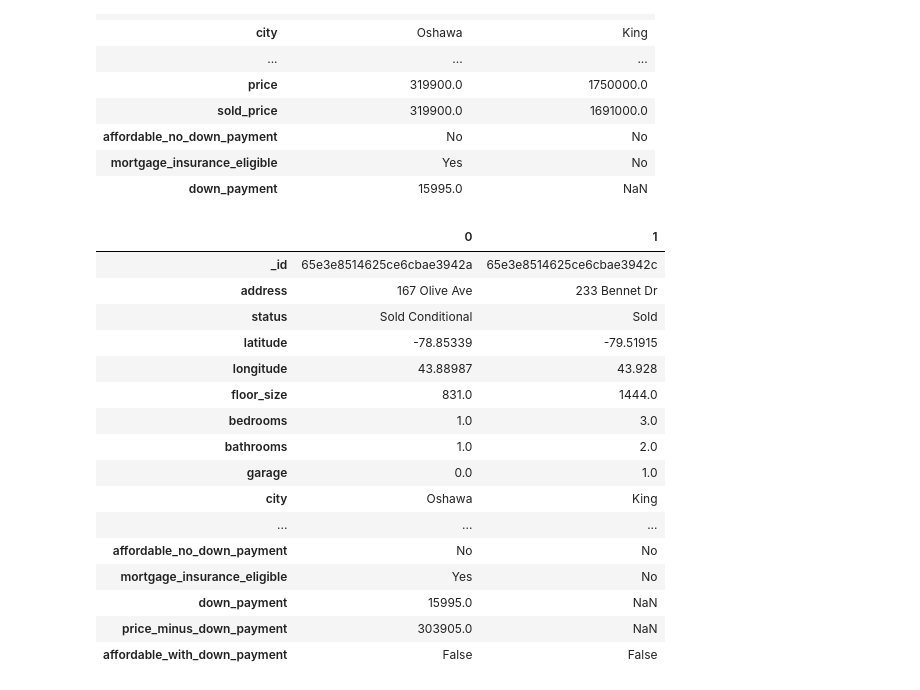
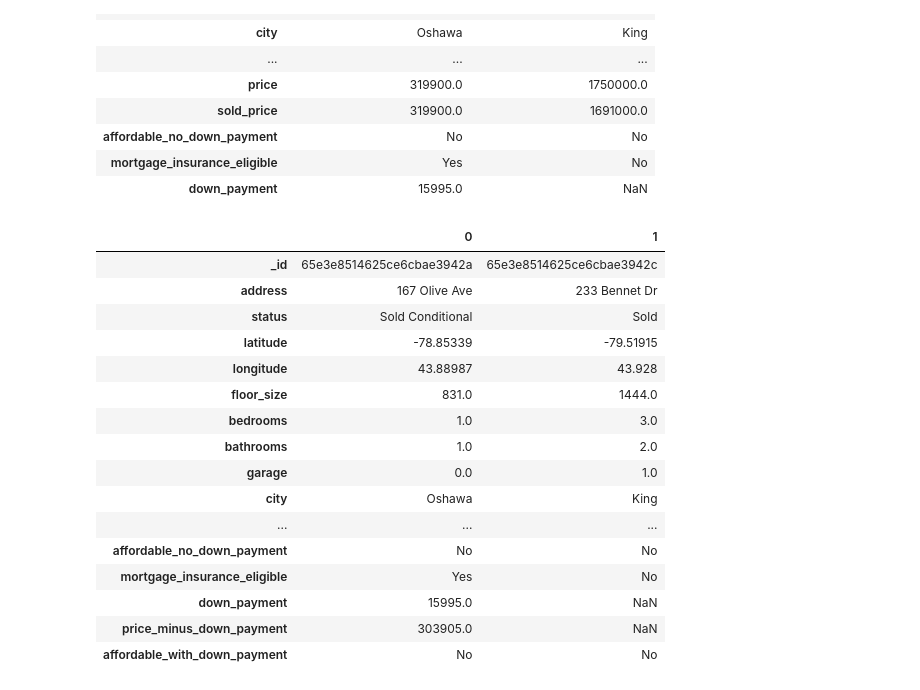
Before and after one commit to MaisieDeGraaf/Housing-Project_Final, a Jupyter notebook: Affordability_and_loan_insurance.ipynb, the cells around one changed output. Drawn from its saved outputs; the diff is of its cells as text; code cells hidden in the pictures.

```diff
--- a/Affordability_and_loan_insurance.ipynb
+++ b/Affordability_and_loan_insurance.ipynb
@@ -164,31 +164,34 @@ houses_df.head(2).T
 # %%
 # Is the house now considered affordable if a person has a down payment
 # price - down payment
 houses_df['price_minus_down_payment'] = houses_df['price'] - houses_df['down_payment']
 
 # Add new column based on price with downpayment
 houses_df['affordable_with_down_payment'] = houses_df['price_minus_down_payment'] <= affordability_threshold
 
+# convert boolians
+houses_df['affordable_with_down_payment'] = houses_df['affordable_with_down_payment'].map({True: 'Yes', False: 'No'})
+
 # Display the DataFrame
 houses_df.head(2).T
 # %% [output]
 |  | 0 | 1 |
 | _id | 65e3e8514625ce6cbae3942a | 65e3e8514625ce6cbae3942c |
 | address | 167 Olive Ave | 233 Bennet Dr |
 | status | Sold Conditional | Sold |
 | latitude | -78.85339 | -79.51915 |
 | longitude | 43.88987 | 43.928 |
 | floor_size | 831.0 | 1444.0 |
 | bedrooms | 1.0 | 3.0 |
 | bathrooms | 1.0 | 2.0 |
 | garage | 0.0 | 1.0 |
 | city | Oshawa | King |
 | ... | ... | ... |
 | affordable_no_down_payment | No | No |
 | mortgage_insurance_eligible | Yes | No |
 | down_payment | 15995.0 | NaN |
 | price_minus_down_payment | 303905.0 | NaN |
-| affordable_with_down_payment | False | False |
+| affordable_with_down_payment | No | No |
 # %%
 # Only houses that are affordable
 affordable_houses_with_down_payment = houses_df[houses_df['affordable_with_down_payment'] == 'Yes']
```
Also changed, not shown: parts of 2 cells of this notebook.
